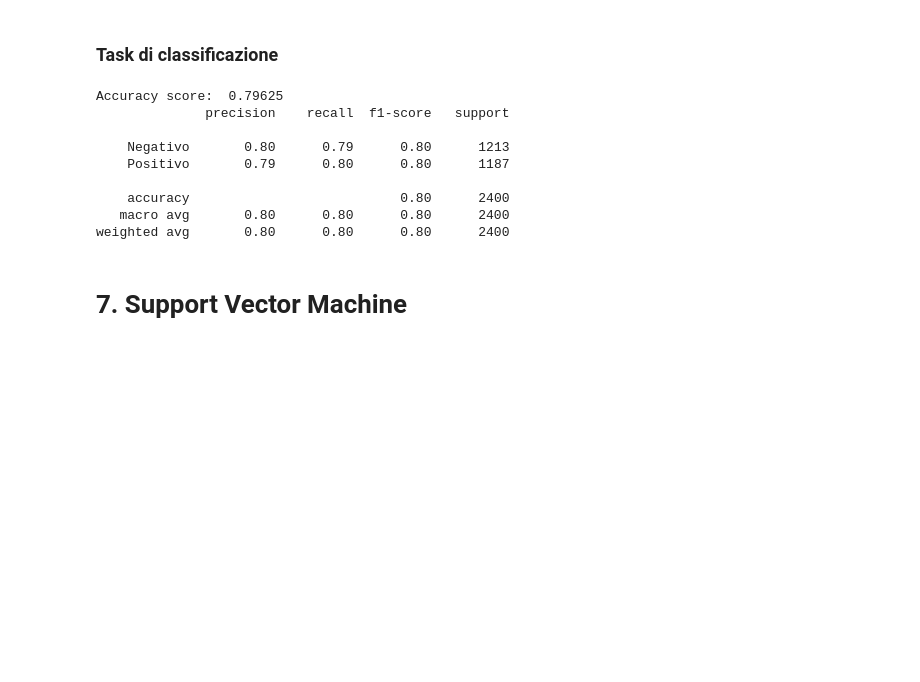
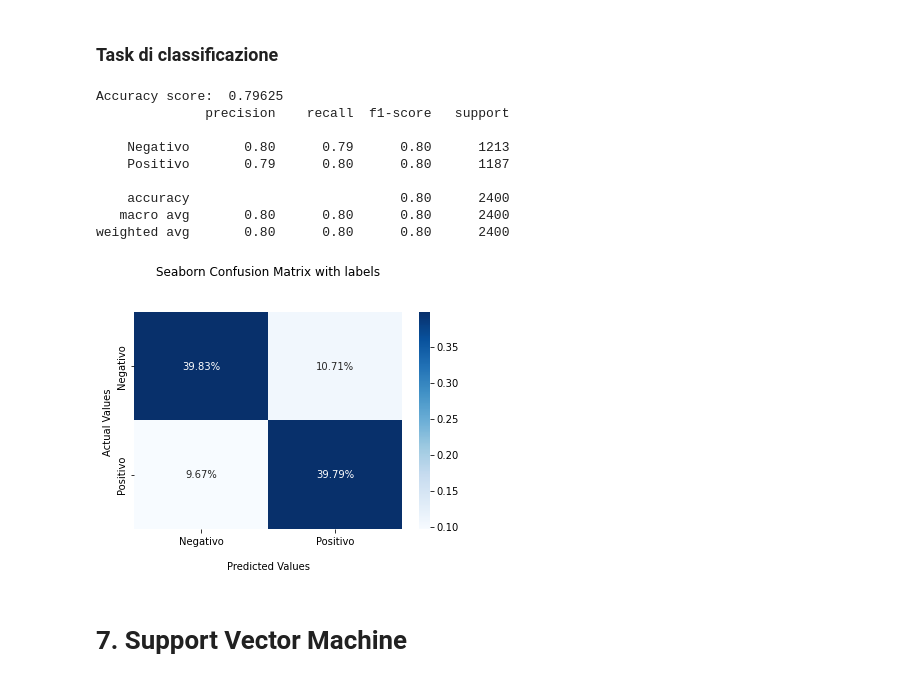
Before and after one commit to Ferru2000/SentimentAnalysis, a Jupyter notebook: Supervised/Supervised_Review.ipynb, the cells around one changed output. Drawn from its saved outputs; the diff is of its cells as text; code cells hidden in the pictures; blank space fills up the shorter version.

```diff
--- a/Supervised/Supervised_Review.ipynb
+++ b/Supervised/Supervised_Review.ipynb
@@ -518,20 +568,25 @@ mlp = MLPClassifier(max_iter=200,
                    )
 
 mlp.fit(X_train, Y_train)
-y_predicted = mlp.predict(X_test)
+
+train_prediction = mlp.predict(X_train)
+test_prediction = mlp.predict(X_test)
 # %%
-print("Accuracy score: ", accuracy_score(Y_test, y_predicted))
-print(classification_report(Y_test, y_predicted, target_names=["Negativo", "Positivo"]))
+accuracy_train_nn = metrics.accuracy_score(Y_train, train_prediction)
+accuracy_test_nn = metrics.accuracy_score(Y_test, test_prediction)
+
+report_scores(Y_test, test_prediction)
 # %% [output]
 Accuracy score:  0.79625
               precision    recall  f1-score   support
 
     Negativo       0.80      0.79      0.80      1213
     Positivo       0.79      0.80      0.80      1187
 
     accuracy                           0.80      2400
    macro avg       0.80      0.80      0.80      2400
 weighted avg       0.80      0.80      0.80      2400
+[figure, added]
 # %% [markdown]
 # 7. Support Vector Machine
 # %%
```
Also changed, not shown: parts of 22 cells of this notebook, 1 other file.
